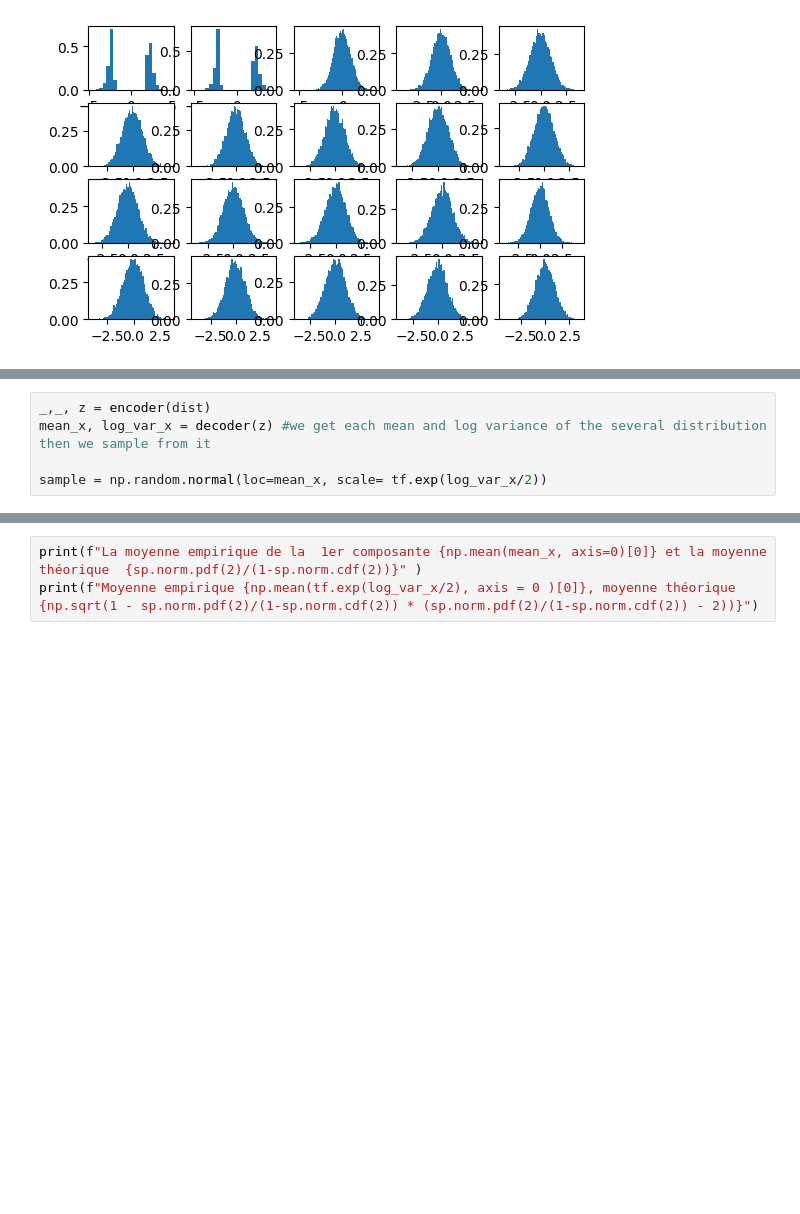
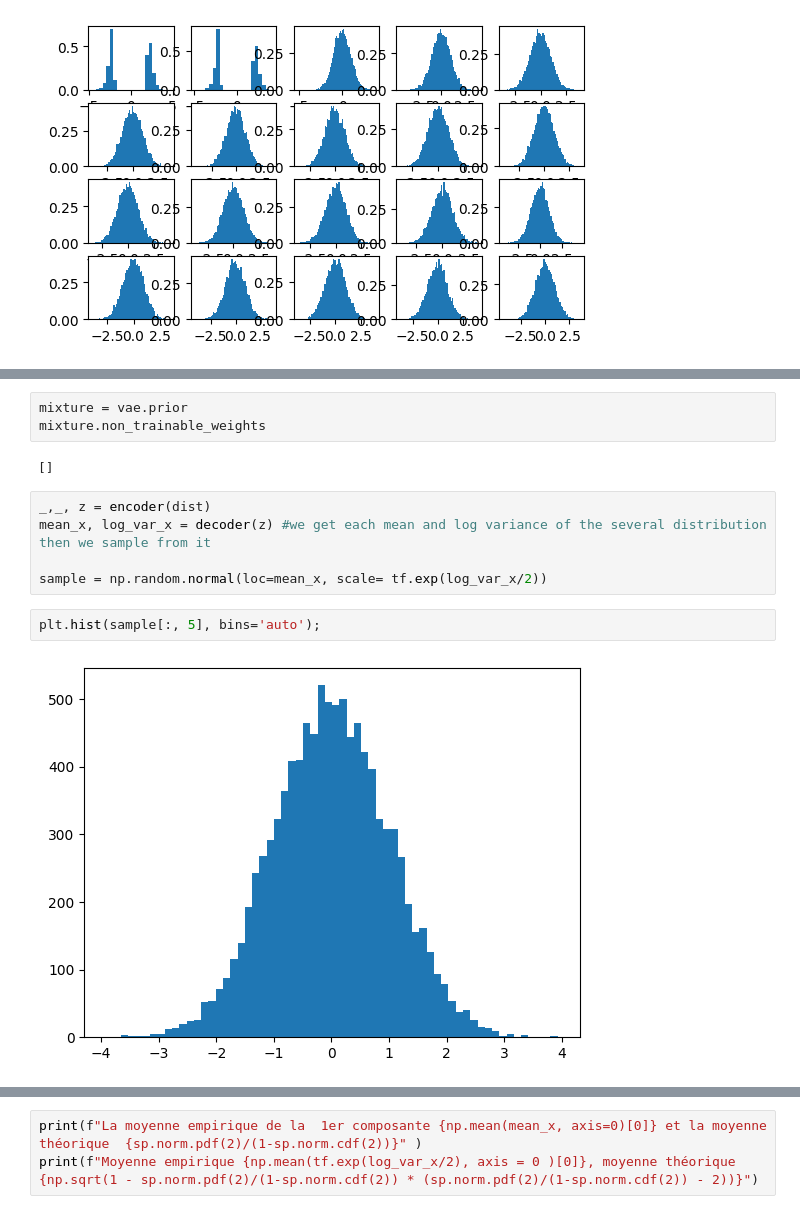
Before and after one commit to imn167/VAE_SS, a Jupyter notebook: 2_side_truncated.ipynb, the cells around one changed output, grey strips where cells are left out. Cells and saved outputs as stored; diff of their text form; blank space fills up the shorter version.

```diff
--- a/2_side_truncated.ipynb
+++ b/2_side_truncated.ipynb
@@ -102,8 +157,17 @@ plt.legend()
+# %%
+mixture = vae.prior
+mixture.non_trainable_weights
+# %% [output]
+[]
 # %%
 _,_, z = encoder(dist)
 mean_x, log_var_x = decoder(z) #we get each mean and log variance of the several distribution then we sample from it
 
 sample = np.random.normal(loc=mean_x, scale= tf.exp(log_var_x/2))
+# %%
+plt.hist(sample[:, 5], bins='auto');
+# %% [output]
+[figure, added]
 # %%
 plt.scatter(z[:, 0], z[:, 1], s = 10)
 # %% [output]
```
Also changed, not shown: parts of 14 cells of this notebook, 3 other files.
